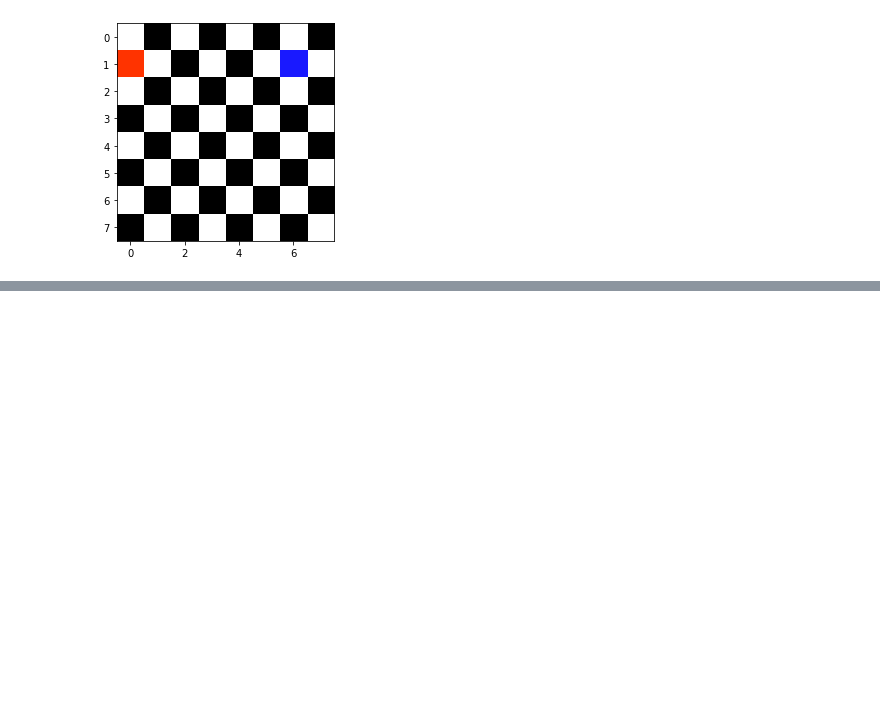
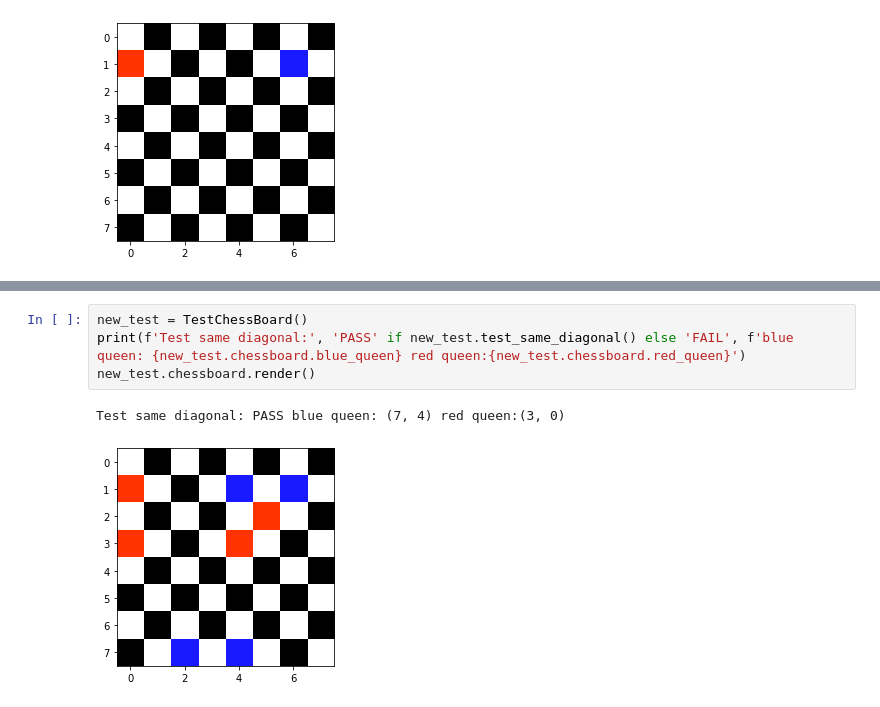
Before and after one commit to LeoKuhorev/chess-board, a Jupyter notebook: chess_board.ipynb, the cells around one changed output, grey strips where cells are left out. Cells and saved outputs as stored; diff of their text form; blank space fills up the shorter version.

```diff
--- a/chess_board.ipynb
+++ b/chess_board.ipynb
@@ -96,0 +102,7 @@ Test same row: PASS blue queen: (1, 6) red queen:(1, 0)
+# %%
+new_test = TestChessBoard()
+print(f'Test same diagonal:', 'PASS' if new_test.test_same_diagonal() else 'FAIL', f'blue queen: {new_test.chessboard.blue_queen} red queen:{new_test.chessboard.red_queen}')
+new_test.chessboard.render()
+# %% [output]
+Test same diagonal: PASS blue queen: (7, 4) red queen:(3, 0)
+[figure, added]
```
Also changed, not shown: parts of 5 cells of this notebook.
